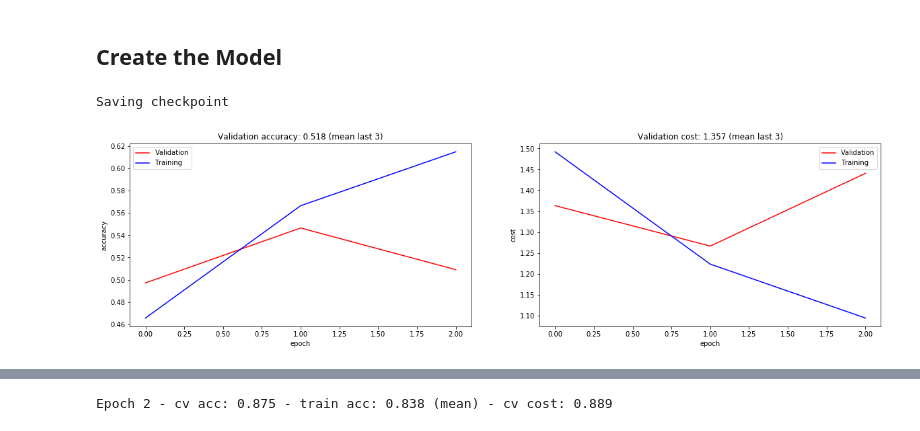
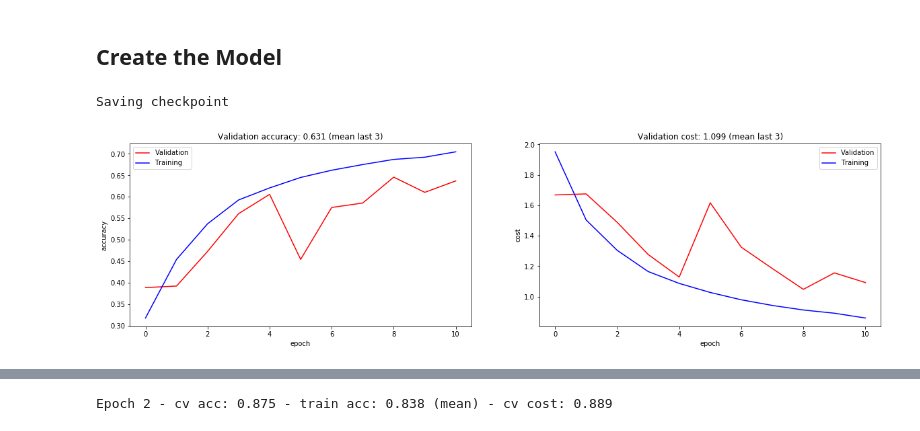
Before and after one commit to escuccim/tensorflow-cifar-classifier, a Jupyter notebook: CIFAR10 Classifier.ipynb, the cells around one changed output, grey strips where cells are left out. Cells and saved outputs as stored; diff of their text form; code cells hidden in the pictures.

Commit message:
Modifying models

```diff
--- a/CIFAR10 Classifier.ipynb
+++ b/CIFAR10 Classifier.ipynb
@@ -592,7 +828,7 @@ if use_gpu:
 else:
     config = tf.ConfigProto(device_count = {'GPU': 0})
 # %%
-epochs = 1
+epochs = 16
 # %%
 # reinitialize the step counter if neccessary, this is used for tensorboard logging
 if init:
@@ -626,10 +862,12 @@ with tf.Session(graph=graph, config=config) as sess:
         # Accuracy values (train) after each batch
         batch_acc = []
         batch_cost = []
+        # only log run metadata once per epoch
         write_meta_data = True
 
         for X_batch, y_batch in get_batches(X_tr, y_tr, batch_size):
             if write_meta_data:
+                # create the metadata
                 run_options = tf.RunOptions(trace_level=tf.RunOptions.FULL_TRACE)
                 run_metadata = tf.RunMetadata()
 
@@ -647,12 +885,12 @@ with tf.Session(graph=graph, config=config) as sess:
                 batch_cost.append(cost_value)
 
                 # write the summary
-                train_writer.add_run_metadata(run_metadata, 'step%d' % step)
+                train_writer.add_run_metadata(run_metadata, 'step %d' % step)
                 train_writer.add_summary(summary, step)
                 write_meta_data = False
 
             else:
-                # Run training and evaluate accuracy
+                # Run training without meta data
                 _, _, summary, acc_value, cost_value, step = sess.run([train_op, extra_update_ops, merged, accuracy, mean_ce, global_step], feed_dict={
                     X: X_batch,
                     y: y_batch,
@@ -672,7 +910,7 @@ with tf.Session(graph=graph, config=config) as sess:
             # save the model
             save_path = saver.save(sess, './model/cifar_'+model_name+'.ckpt')
 
-            # Now that model is saved set init to false so we don't need to constantly retrain it
+            # Now that model is saved set init to false so we reload it
             init = False
 
         # init batch arrays
@@ -681,7 +919,7 @@ with tf.Session(graph=graph, config=config) as sess:
 
         # Evaluate validation accuracy with batches so as to not crash the GPU
         for X_batch, y_batch in get_batches(X_cv, y_cv, batch_size):
-            summary, valid_acc, valid_cost, lr = sess.run([merged, accuracy, mean_ce, learning_rate], feed_dict={
+            summary, valid_acc, valid_cost = sess.run([merged, accuracy, mean_ce], feed_dict={
                 X: X_batch,
                 y: y_batch,
                 training: False
@@ -690,7 +928,7 @@ with tf.Session(graph=graph, config=config) as sess:
             batch_cv_acc.append(valid_acc)
             batch_cv_cost.append(valid_cost)
 
-        # Write average of validation data to summary
+        # Write average of validation data to summary logs
         summary = tf.Summary(value=[tf.Summary.Value(tag="accuracy", simple_value=np.mean(batch_cv_acc)),tf.Summary.Value(tag="cross_entropy", simple_value=np.mean(batch_cv_cost)),])
         test_writer.add_summary(summary, step)
         step += 1
@@ -702,13 +940,13 @@ with tf.Session(graph=graph, config=config) as sess:
         train_cost_values.append(np.mean(batch_cost))
 
         if print_metrics:
-            # Print progress every fifth epoch to keep output to reasonable amount
+            # Print progress every nth epoch to keep output to reasonable amount
             if(epoch % print_every == 0):
                 print('Epoch {:02d} - step {} - cv acc: {:.3f} - train acc: {:.3f} (mean) - cv cost: {:.3f} - lr: {:.5f}'.format(
                     epoch, step, valid_acc, np.mean(batch_acc), valid_cost, lr
                 ))
         else:
-            # draw a plot
+            # update the plot
             ax[0].cla()
             ax[0].plot(valid_acc_values, color="red", label="Validation")
             ax[0].plot(train_acc_values, color="blue", label="Training")
@@ -726,35 +964,36 @@ with tf.Session(graph=graph, config=config) as sess:
             ax[0].legend()
 
             display.display(plt.gcf())
             display.clear_output(wait=True)
 
     # print results of last epoch
     print('Epoch {} - cv acc: {:.3f} - train acc: {:.3f} (mean) - cv cost: {:.3f}'.format(
                 epochs, valid_acc, np.mean(batch_acc), valid_cost
             ))
 
+    # save the session
     save_path = saver.save(sess, './model/cifar_'+model_name+'.ckpt')
 
+    # init the test data array
     test_acc_values = []
 
     # Check on the test data
     for X_batch, y_batch in get_batches(X_te, y_te, batch_size):
         test_accuracy = sess.run(accuracy, feed_dict={
             X: X_batch,
             y: y_batch,
             training: False
         })
         test_acc_values.append(test_accuracy)
 
+    # average test accuracy across batches
     test_acc = np.mean(test_acc_values)
 
-    # Get 1st conv. layer kernels
-    #kernels = conv_kernels.eval()
-    #kernels2 = conv_kernels2.eval()
-
+# show the plot
 plt.show()
 
+# print test accuracy
 print("Convolutional network accuracy (test set):",test_acc)
 # %% [output]
 Saving checkpoint
-[figure, old version]
+[figure, new version]
```
Also changed, not shown: parts of 14 cells of this notebook, 1 other file.
